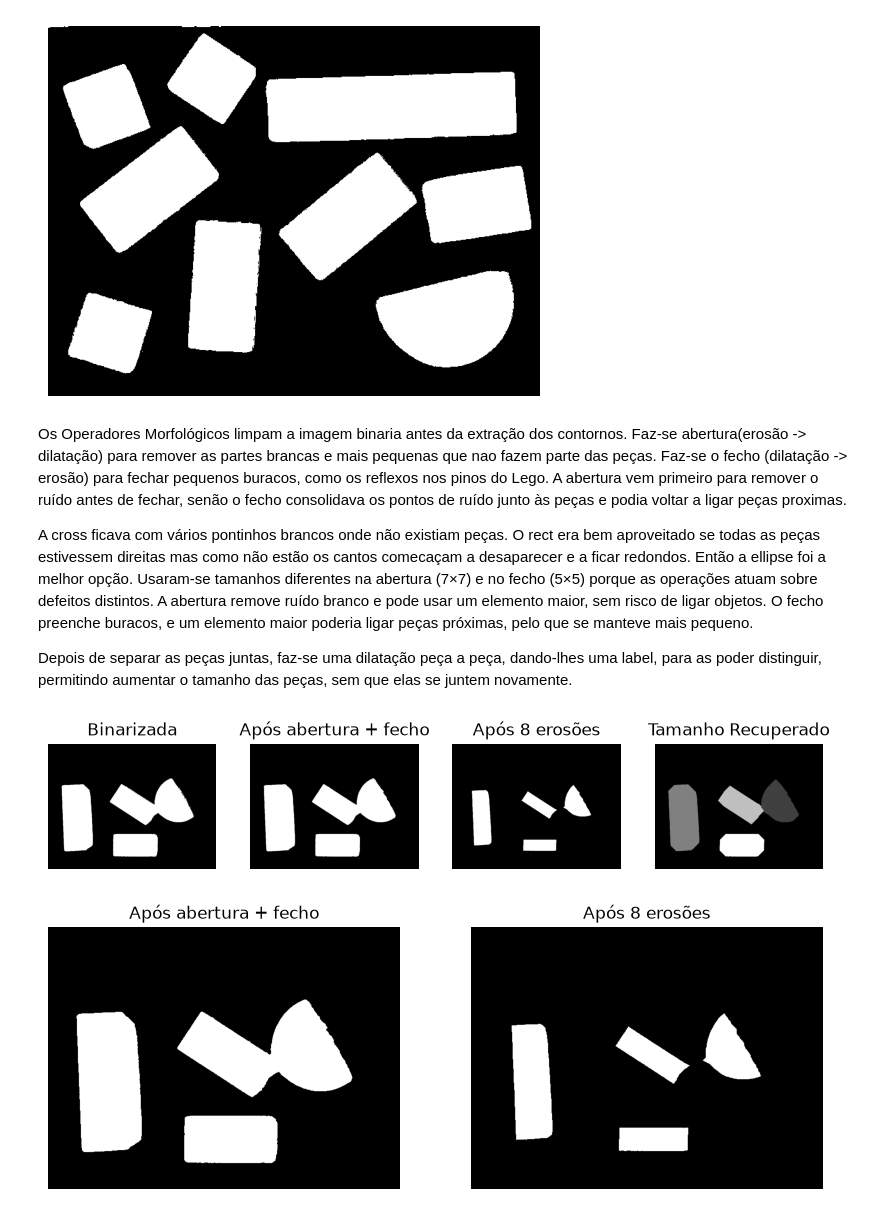
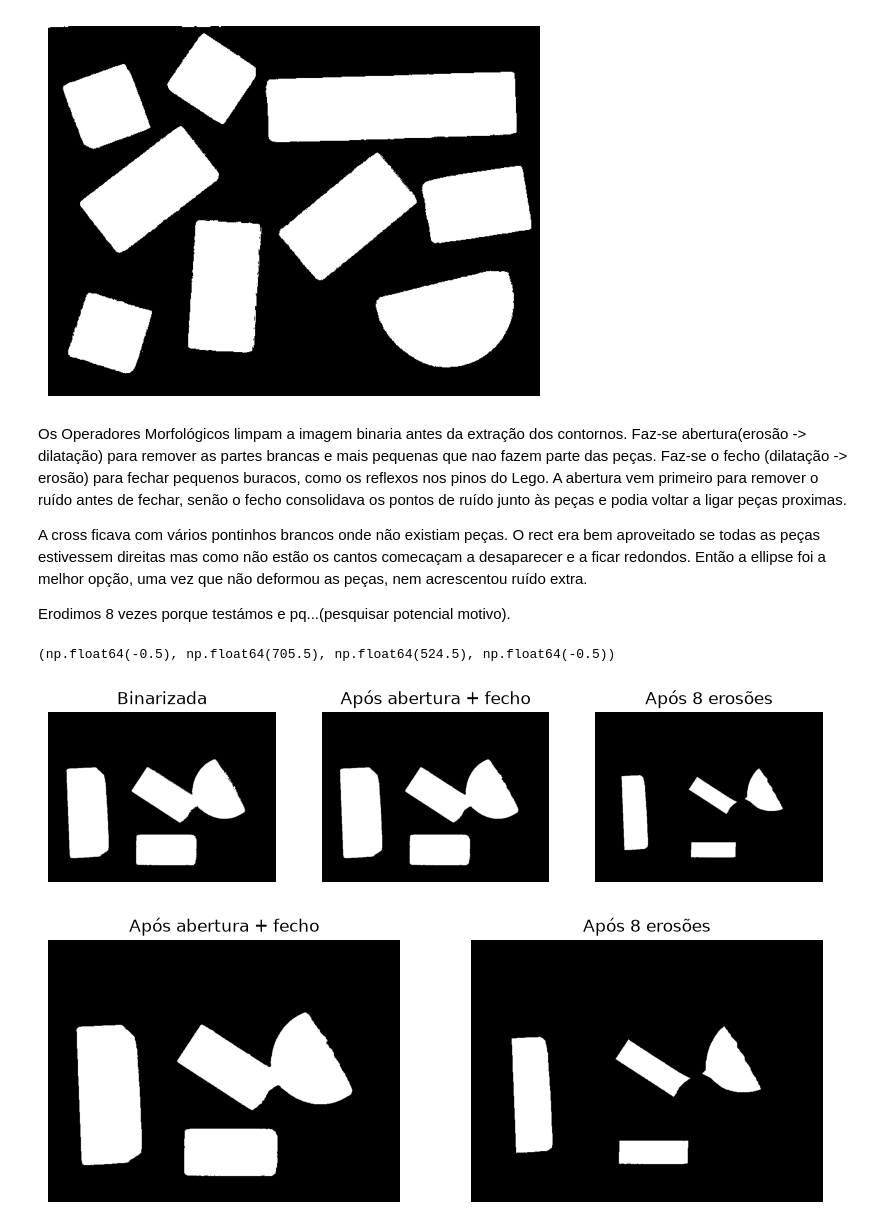
Before and after one commit to beatizisjesus-ctrl/PIV_TP1, a Jupyter notebook: PIV_TP1.ipynb, the cells around one changed output. Cells and saved outputs as stored; diff of their text form; code cells hidden in the pictures.

Commit message:
extração

```diff
--- a/PIV_TP1.ipynb
+++ b/PIV_TP1.ipynb
@@ -49,97 +49,48 @@ Canto direito [221 149  71]
 # %% [markdown]
 Os Operadores Morfológicos limpam a imagem binaria antes da extração dos contornos. Faz-se abertura(erosão -> dilatação) para remover as partes brancas e mais pequenas que nao fazem parte das peças. Faz-se o fecho (dilatação -> erosão) para fechar pequenos buracos, como os reflexos nos pinos do Lego. A abertura vem primeiro para remover o ruído antes de fechar, senão o fecho consolidava os pontos de ruído junto às peças e podia voltar a ligar peças proximas.
 
-A cross ficava com vários pontinhos brancos onde não existiam peças. O rect era bem aproveitado se todas as peças estivessem direitas mas como não estão os cantos comecaçam a desaparecer e a ficar redondos. Então a ellipse foi a melhor opção. Usaram-se tamanhos diferentes na abertura (7×7) e no fecho (5×5) porque as operações atuam sobre defeitos distintos. A abertura remove ruído branco e pode usar um elemento maior, sem risco de ligar objetos. O fecho preenche buracos, e um elemento maior poderia ligar peças próximas, pelo que se manteve mais pequeno.
+A cross ficava com vários pontinhos brancos onde não existiam peças. O rect era bem aproveitado se todas as peças estivessem direitas mas como não estão os cantos comecaçam a desaparecer e a ficar redondos. Então a ellipse foi a melhor opção, uma vez que não deformou as peças, nem acrescentou ruído extra.
 
-Depois de separar as peças juntas, faz-se uma dilatação peça a peça, dando-lhes uma label, para as poder distinguir, permitindo aumentar o tamanho das peças, sem que elas se juntem novamente.
+Erodimos 8 vezes porque testámos e pq...(pesquisar potencial motivo).
 # %%
 #Operadores Morfológicos
 
-kernel_a = cv2.getStructuringElement(cv2.MORPH_ELLIPSE, (7,7)) # elemento estruturante
-kernel_f = cv2.getStructuringElement(cv2.MORPH_ELLIPSE, (3,3))
+kernel = cv2.getStructuringElement(cv2.MORPH_ELLIPSE, (7,7)) # elemento estruturante
 
 #
 # O fecho é melhor
 
 # A função limpar aplica abertura seguida de fecho a uma imagem binária
 # Problema: não separam peças muito próximas
 def limpar(bin_):
-    abertura = cv2.morphologyEx(bin_, cv2.MORPH_OPEN, kernel_a)    # abertura
-    fecho = cv2.morphologyEx(abertura, cv2.MORPH_CLOSE, kernel_f)   # fecho
+    abertura = cv2.morphologyEx(bin_, cv2.MORPH_OPEN, kernel)    # abertura
+    fecho = cv2.morphologyEx(abertura, cv2.MORPH_CLOSE, kernel)   # fecho
     return fecho
 
 # A função separar aplica erosão a uma imagem limpa para separar as peças
 # o 8 foi escolhido depois de testar com vários valores (célula a seguir)
 def separar(limpa, it=8):
-    return cv2.erode(limpa, kernel_a, iterations=it)
-
-
-#Percorre cada pixel "novo", e em cada pixel "novo", percorre cada peça para ver quem vai ficar com ela
-def recuperar_tamanho(limpa, sep, it=8*3):
-    # nº de passos: cada erosão com kernel 7x7 tem raio=3, por isso tira ~3 px, logo 8 erosões tira ≈ 24 px, para recuperar estes 24 px, faz-se dilatação 24 vezes, pq
-    #(3x3) tem raio 1.
-
-     # cada peça erodida = 1 label
-    n, labels = cv2.connectedComponents(sep)
-    #connectedComponents devolve os labels num tipo que pode ser int32 (por defeito) ou uint16. Usou-se astype(np.int32) para garantir
-    #um tipo que aguenta muitos labels
-    labels = labels.astype(np.int32)
-
-    for _ in range(it):
-        novo = labels.copy()
-
-        # crescimento guarda, para cada pixel livre, qual a peça que o quer ocupar
-        crescimento = np.zeros(labels.shape, np.int32)
-        # conflito marca com 1 os pixels que mais do que uma peça quis ocupar no mesmo passo. Esses pixels vão ficar vazios.
-        conflito = np.zeros(labels.shape, np.uint8)
-
-        ## dilata cada label separadamente (1 passo com kernel 3x3)
-        for k in range(1, n):
-            #compara a imagem de labels com o número k e cria uma imagem só com a peça k
-            comp = (labels == k).astype(np.uint8)
-             #dilata essa peça 1 px
-            dil = cv2.dilate(comp, kernel_f)
-            # Calcula os pixels novos que a peça quer ocupar: estão a 1 na versão dilatada (dil == 1) e ainda estão livres (labels == 0), ninguém os ocupou
-            nova_zona = (dil == 1) & (labels == 0)
-            # se o pixel já foi reclamado por outra peça neste passo -> conflito
-            conflito[nova_zona & (crescimento != 0)] = 1
-            crescimento[nova_zona & (crescimento == 0)] = k
-
-        # só aceita pixels dentro da máscara original e sem conflito
-        aceitar = (crescimento != 0) & (conflito == 0) & (limpa > 0)
-        novo[aceitar] = crescimento[aceitar]
-        labels = novo
-
-    return labels
-
-
+    return cv2.erode(limpa, kernel, iterations=it)
 
 treino_limpo = [limpar(b) for b in treino_bin]
 treino_sep   = [separar(l) for l in treino_limpo]
-treino_tam_org = [recuperar_tamanho(l, s) for l, s in zip(treino_limpo, treino_sep)]
 
-
-
-fig, ax = plt.subplots(1, 4, figsize=(10, 4))
+fig, ax = plt.subplots(1, 3, figsize=(10, 4))
 
 ax[0].imshow(treino_bin[6], cmap="gray")
 ax[0].set_title("Binarizada")
 ax[0].axis("off")
 
 ax[1].imshow(treino_limpo[6], cmap="gray")
 ax[1].set_title("Após abertura + fecho")
 ax[1].axis("off")
 
 ax[2].imshow(treino_sep[6], cmap="gray")
 ax[2].set_title("Após 8 erosões")
 ax[2].axis("off")
-
-ax[3].imshow(treino_tam_org[6], cmap="gray")
-ax[3].set_title("Tamanho Recuperado")
-ax[3].axis("off")
-plt.show()
 # %% [output]
+(np.float64(-0.5), np.float64(705.5), np.float64(524.5), np.float64(-0.5))
-[figure, old version]
+[figure, new version]
 # %%
 # TESTE DE EROSÃO: para concluir quantas iterações de erosão são necessárias para separar peças em contacto
 
```
Also changed, not shown: parts of 6 cells of this notebook.
